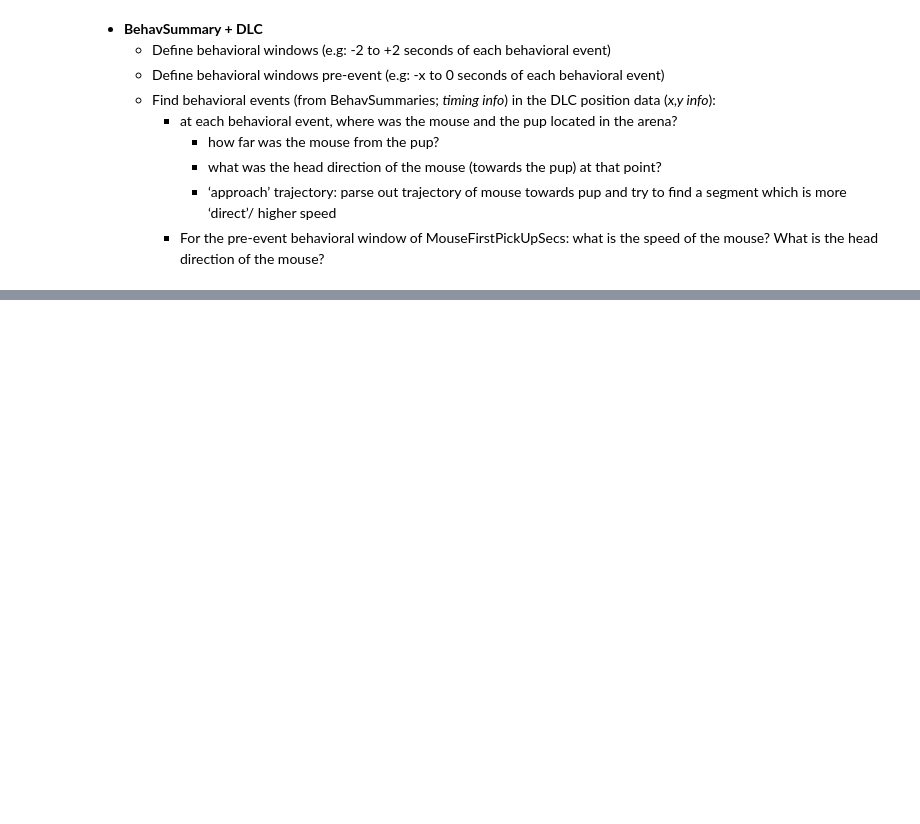
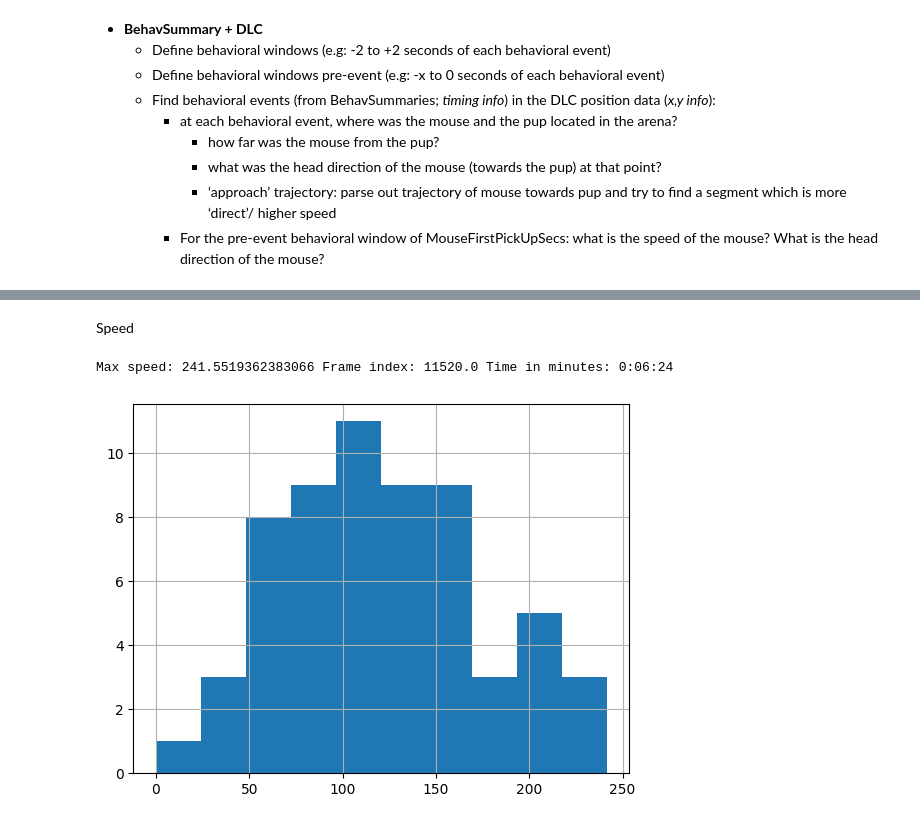
Before and after one commit to danaebroustail/Project, a Jupyter notebook: notebook.ipynb, the cells around one changed output, grey strips where cells are left out. Saved outputs shown, nothing was run; the diff lists cells and outputs as text; code cells hidden in the pictures; blank space fills up the shorter version.

```diff
--- a/notebook.ipynb
+++ b/notebook.ipynb
@@ -95,0 +145,19 @@ def extract_behavioral_window(df_DLC, df_summary, time_window):
+# %% [markdown]
+Speed
+# %%
+trial_1_DLC = compute_speed(trial_1_DLC)
+
+# histogram of speed
+trial_1_DLC['speed_cm/s'].hist()
+
+# find point at which max speed is reached
+max_speed = trial_1_DLC['speed_cm/s'].max()
+max_speed_index = trial_1_DLC['speed_cm/s'].idxmax()
+
+# find frame index and actual time in minutes
+max_speed_frame_index = trial_1_DLC.loc[max_speed_index]['frame_index']
+max_speed_time = trial_1_DLC.loc[max_speed_index]['time_seconds']
+print("Max speed:", max_speed, "Frame index:", max_speed_frame_index, "Time in minutes:", str(datetime.timedelta(seconds=max_speed_time)))
+# %% [output]
+Max speed: 241.5519362383066 Frame index: 11520.0 Time in minutes: 0:06:24
+[figure, added]
```
Also changed, not shown: parts of 15 cells of this notebook.
